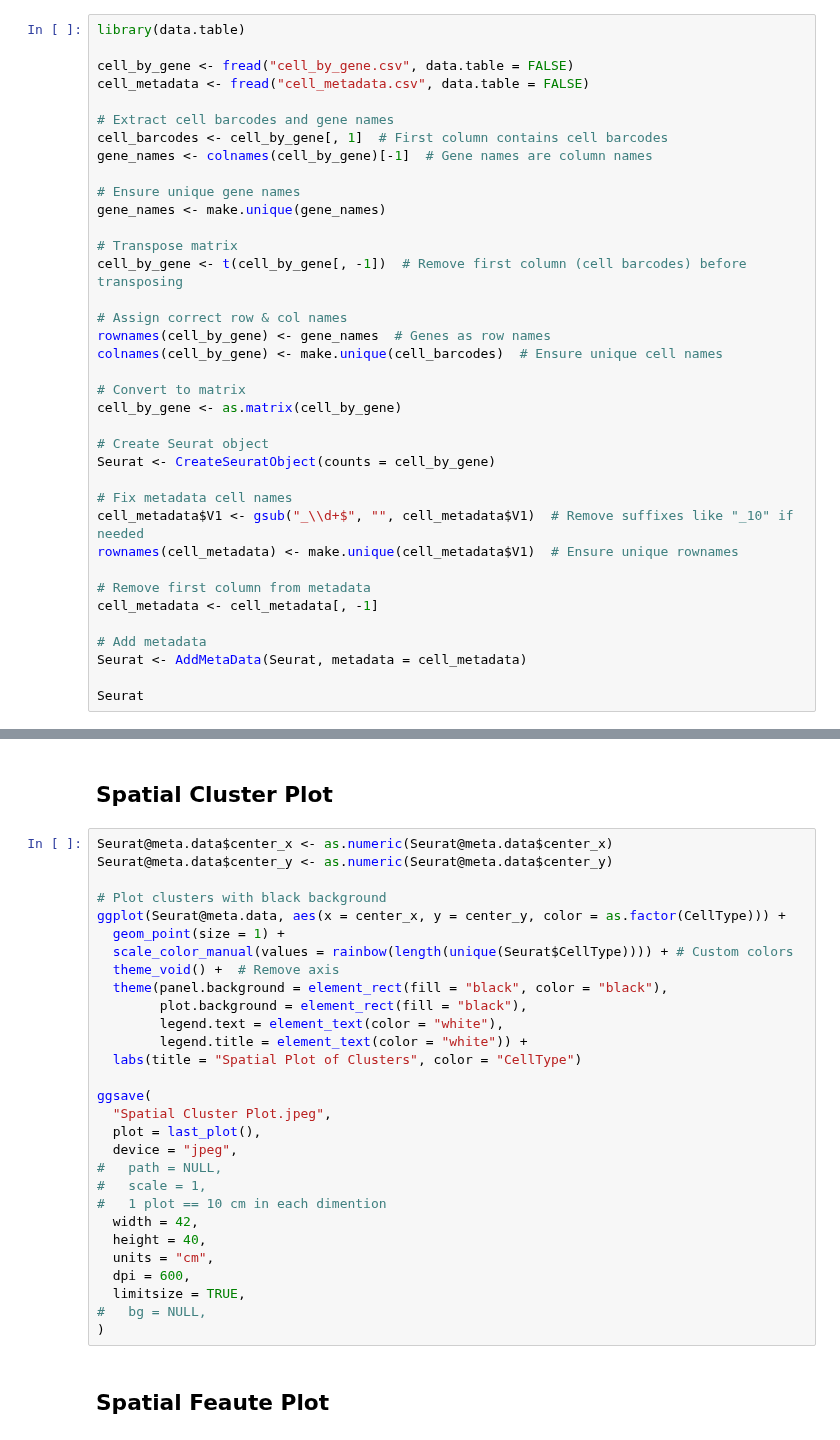
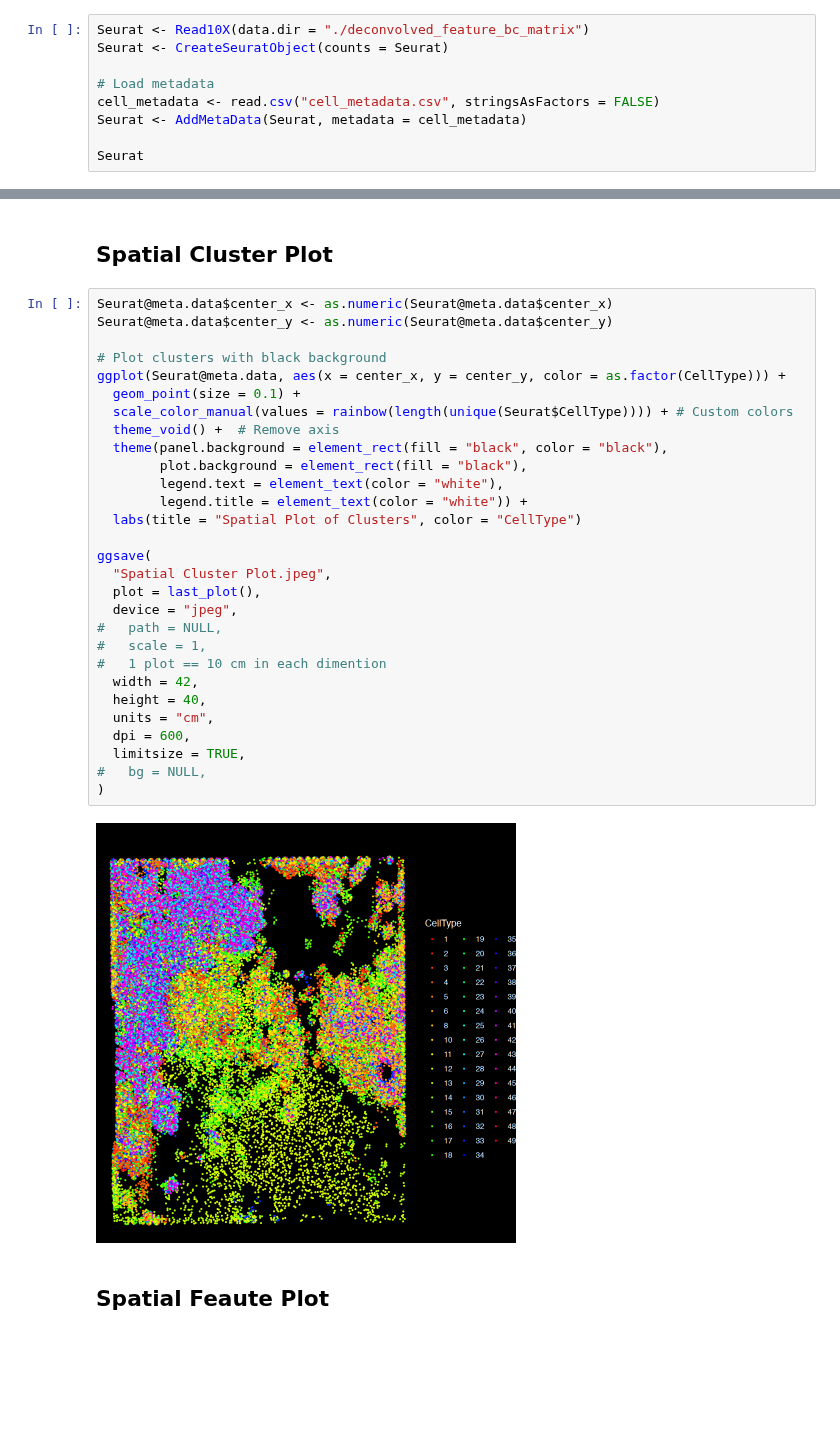
Before and after one commit to Perik-Zavodskii/CoexpressDeconvolve, a Jupyter notebook: Seurat.ipynb, the cells around one changed output, grey strips where cells are left out. Drawn from its saved outputs; the diff is of its cells as text; blank space fills up the shorter version.

```diff
--- a/Seurat.ipynb
+++ b/Seurat.ipynb
@@ -26,39 +105,11 @@ future.seed=TRUE # Removes future-generated statistical errors
 # %% [markdown]
 ## Load data
 # %%
-library(data.table)
+Seurat <- Read10X(data.dir = "./deconvolved_feature_bc_matrix")
+Seurat <- CreateSeuratObject(counts = Seurat)
 
-cell_by_gene <- fread("cell_by_gene.csv", data.table = FALSE)
-cell_metadata <- fread("cell_metadata.csv", data.table = FALSE)
-
-# Extract cell barcodes and gene names
-cell_barcodes <- cell_by_gene[, 1]  # First column contains cell barcodes
-gene_names <- colnames(cell_by_gene)[-1]  # Gene names are column names
-
-# Ensure unique gene names
-gene_names <- make.unique(gene_names)
-
-# Transpose matrix
-cell_by_gene <- t(cell_by_gene[, -1])  # Remove first column (cell barcodes) before transposing
-
-# Assign correct row & col names
-rownames(cell_by_gene) <- gene_names  # Genes as row names
-colnames(cell_by_gene) <- make.unique(cell_barcodes)  # Ensure unique cell names
-
-# Convert to matrix
-cell_by_gene <- as.matrix(cell_by_gene)
-
-# Create Seurat object
-Seurat <- CreateSeuratObject(counts = cell_by_gene)
-
-# Fix metadata cell names
-cell_metadata$V1 <- gsub("_\\d+$", "", cell_metadata$V1)  # Remove suffixes like "_10" if needed
-rownames(cell_metadata) <- make.unique(cell_metadata$V1)  # Ensure unique rownames
-
-# Remove first column from metadata
-cell_metadata <- cell_metadata[, -1]
-
-# Add metadata
+# Load metadata
+cell_metadata <- read.csv("cell_metadata.csv", stringsAsFactors = FALSE)
 Seurat <- AddMetaData(Seurat, metadata = cell_metadata)
 
 Seurat
@@ -84,32 +180,34 @@ head(Seurat@meta.data)
 # %%
 Seurat@meta.data$center_x <- as.numeric(Seurat@meta.data$center_x)
 Seurat@meta.data$center_y <- as.numeric(Seurat@meta.data$center_y)
 
 # Plot clusters with black background
 ggplot(Seurat@meta.data, aes(x = center_x, y = center_y, color = as.factor(CellType))) +
-  geom_point(size = 1) +
+  geom_point(size = 0.1) +
   scale_color_manual(values = rainbow(length(unique(Seurat$CellType)))) + # Custom colors
   theme_void() +  # Remove axis
   theme(panel.background = element_rect(fill = "black", color = "black"),
         plot.background = element_rect(fill = "black"),
         legend.text = element_text(color = "white"),
         legend.title = element_text(color = "white")) +
   labs(title = "Spatial Plot of Clusters", color = "CellType")
 
 ggsave(
   "Spatial Cluster Plot.jpeg",
   plot = last_plot(),
   device = "jpeg",
 #   path = NULL,
 #   scale = 1,
 #   1 plot == 10 cm in each dimention
   width = 42,
   height = 40,
   units = "cm",
   dpi = 600,
   limitsize = TRUE,
 #   bg = NULL,
 )
+# %% [output]
+[figure, added]
 # %% [markdown]
 ## Spatial Feaute Plot
 # %%
```
Also changed, not shown: parts of 11 cells of this notebook.
